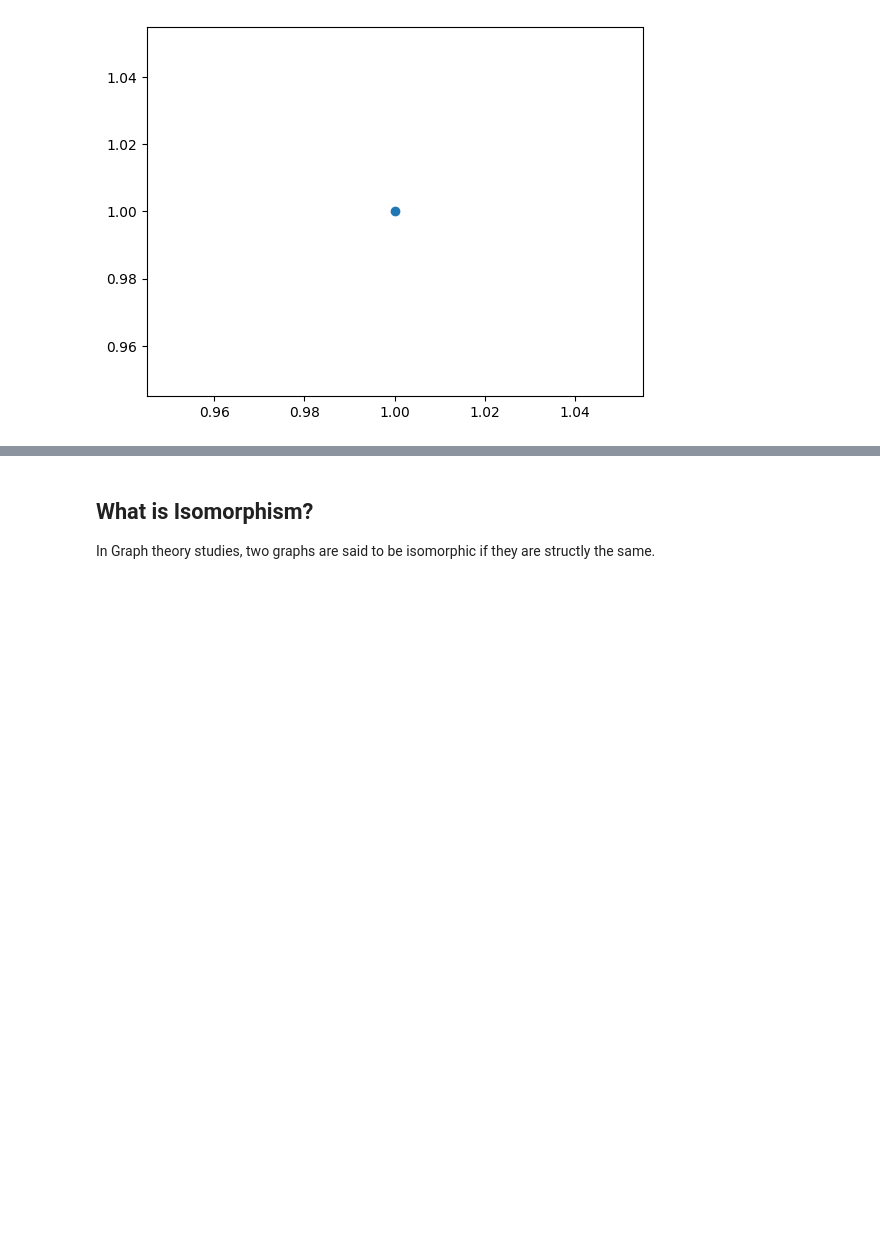
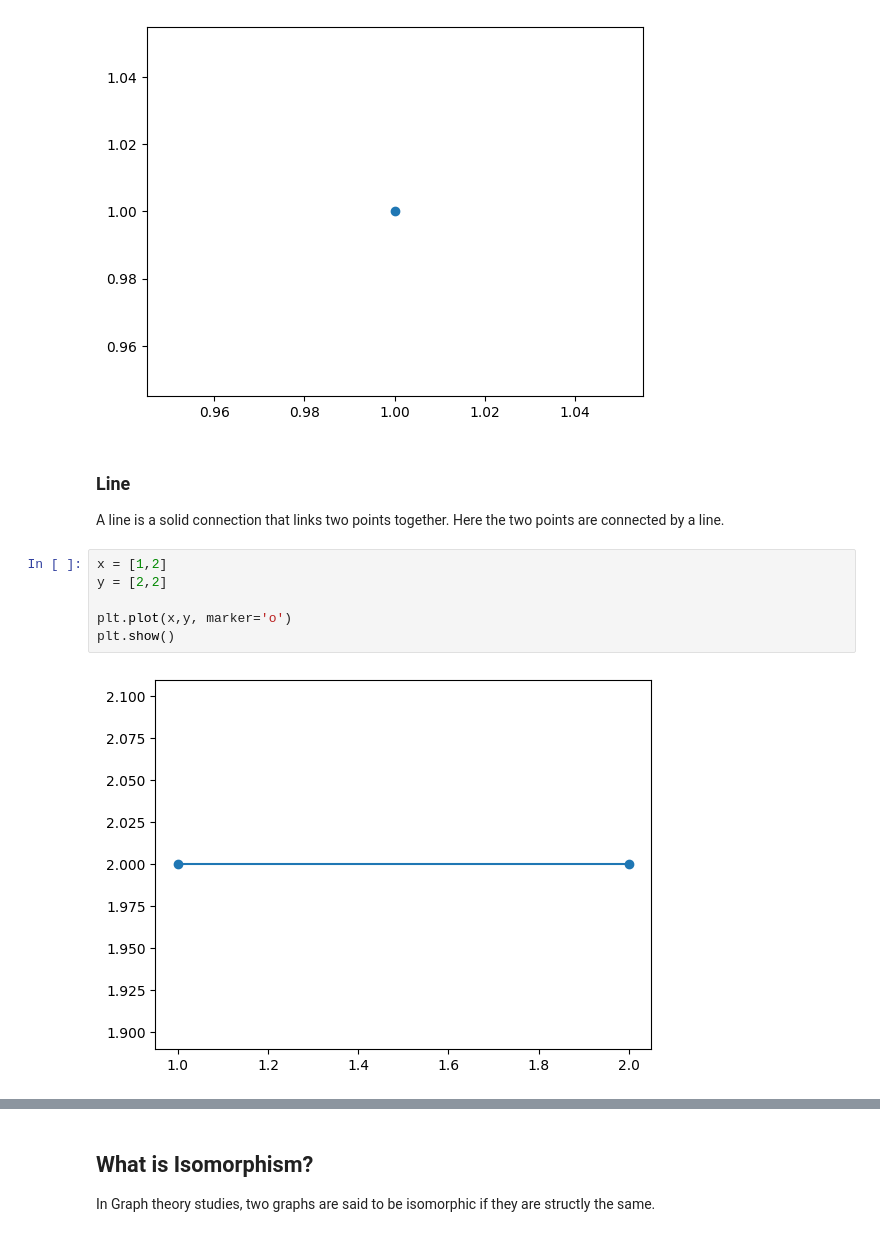
Before and after one commit to PieroniJV/graph_isomorphism_project, a Jupyter notebook: graph_isomorphism.ipynb, the cells around one changed output, grey strips where cells are left out. Cells and saved outputs as stored; diff of their text form; blank space fills up the shorter version.

Commit message:
Added line, edges, vertices and extra graphs

```diff
--- a/graph_isomorphism.ipynb
+++ b/graph_isomorphism.ipynb
@@ -16,3 +17,15 @@ plt.plot(1,1, marker='o')
 plt.show()
 # %% [output]
 [figure]
+# %% [markdown]
+### Line
+A line is a solid connection that links two points together.
+Here the two points are connected by a line.
+# %%
+x = [1,2]
+y = [2,2]
+
+plt.plot(x,y, marker='o')
+plt.show()
+# %% [output]
+[figure, added]
```
Also changed, not shown: parts of 7 cells of this notebook.
